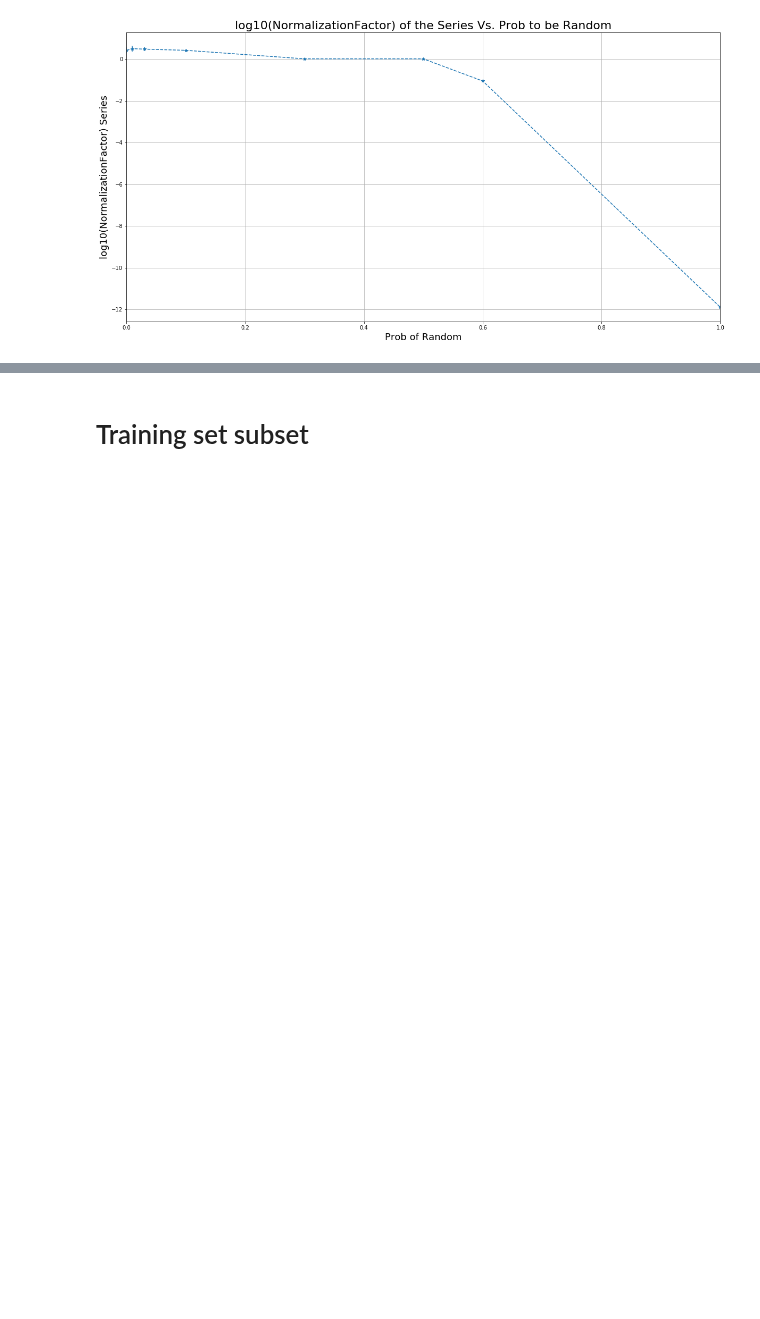
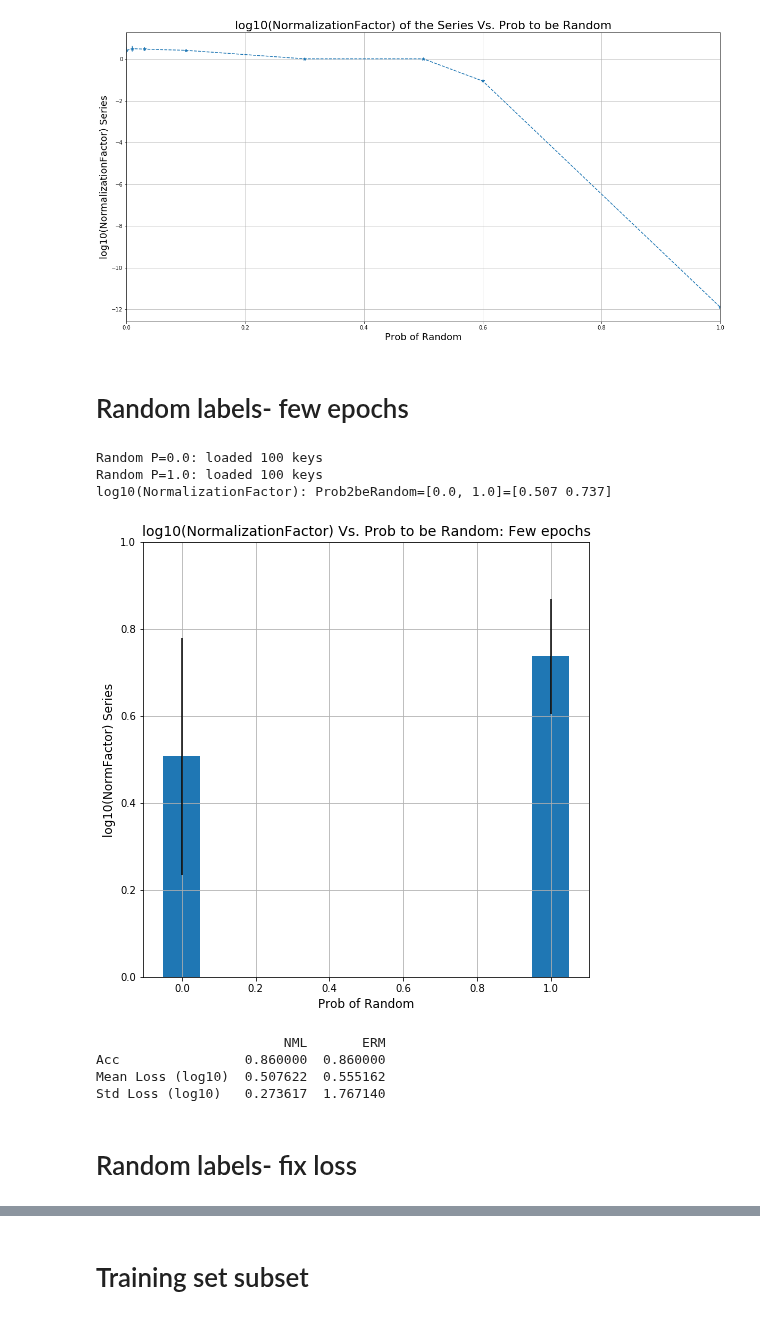
Before and after one commit to kobybibas/deep_pnml_experiments, a Jupyter notebook: src/analyze_results.ipynb, the cells around one changed output, grey strips where cells are left out. Saved outputs shown, nothing was run; the diff lists cells and outputs as text; code cells hidden in the pictures; blank space fills up the shorter version.

Commit message:
Added loss goal feature for random labels

```diff
--- a/src/analyze_results.ipynb
+++ b/src/analyze_results.ipynb
@@ -564,3 +560,65 @@ plt.show()
 # %% [output]
 log10(NormalizationFactor) series: Prob2beRandom=[0.0, 0.01, 0.03, 0.1, 0.3, 0.5, 0.6, 1.0]=[  0.43    0.509   0.485   0.429   0.02    0.02   -1.043 -11.888]
 [figure]
+# %% [markdown]
+# Random  labels- few epochs
+# %%
+# Random probalility 0.0
+files = ['../output/Random_Labels_results_20181005_123614/results_Random_Labels_20181005_123614.json']
+results_dict_Random_0 = load_dict_from_file_list(files)
+print('Random P=0.0: loaded %d keys' % len(results_dict_Random_0))
+
+# Random probalility 1.0
+files = ['../output/Random_Labels_results_20181005_124136/results_Random_Labels_20181005_124136.json']
+results_dict_Random_1 = load_dict_from_file_list(files)
+print('Random P=1.0: loaded %d keys' % len(results_dict_Random_1))
+
+random_prob = [0.0, 1.0]
+
+# Extract normalization factor
+result_dict_list = [results_dict_Random_0, results_dict_Random_1]
+
+# Extract the log normalization factor
+mean_log_norm_factor_list = []
+std_log_norm_factor_list = []
+for results_dict in result_dict_list:
+    _, norm_factor_list, _, _, _  = get_NML_log_loss_from_dict(results_dict)
+    mean_log_norm_factor_list.append(np.log10(norm_factor_list).mean())
+    std_log_norm_factor_list.append(np.log10(norm_factor_list).std())
+
+loss, _, acc  = get_ERM_log_loss_from_dict(results_dict_Random_0)
+print('log10(NormalizationFactor): Prob2beRandom={}={}'.format(random_prob, np.round(mean_log_norm_factor_list,3)))
+# %% [output]
+Random P=0.0: loaded 100 keys
+Random P=1.0: loaded 100 keys
+log10(NormalizationFactor): Prob2beRandom=[0.0, 1.0]=[0.507 0.737]
+# %%
+# Plot normalization factor
+plt.figure(figsize=(8,8))
+plt.bar(random_prob,  mean_log_norm_factor_list, 0.1, yerr=std_log_norm_factor_list,  label='NML')
+plt.ylabel('log10(NormFactor) Series', fontsize=12)
+plt.xlabel('Prob of Random', fontsize=12)
+plt.title('log10(NormalizationFactor) Vs. Prob to be Random: Few epochs', fontsize=14)
+plt.ylim([0,1])
+# plt.xlim([0,1])
+plt.grid()
+plt.show()
+# %% [output]
+[figure, added]
+# %%
+# Plot preformance of NML and ERM
+nml_loss, _, nml_acc, _, _  = get_NML_log_loss_from_dict(results_dict_Random_0)
+erm_loss, erm_acc, _ = get_ERM_log_loss_from_dict(results_dict_Random_0)
+# Print acc and mean loss
+statistics = {'NML' : pd.Series([nml_acc,  np.mean(nml_loss), np.std(nml_loss)],
+                                index=['Acc', 'Mean Loss (log10)', 'Std Loss (log10)']),
+              'ERM' :pd.Series([erm_acc,  np.mean(erm_loss), np.std(erm_loss)],
+                               index=['Acc', 'Mean Loss (log10)', 'Std Loss (log10)'])}
+print(pd.DataFrame(statistics).to_string())
+# %% [output]
+                        NML       ERM
+Acc                0.860000  0.860000
+Mean Loss (log10)  0.507622  0.555162
+Std Loss (log10)   0.273617  1.767140
+# %% [markdown]
+# Random labels- fix loss
```
Also changed, not shown: parts of 4 cells of this notebook, 3 other files.
